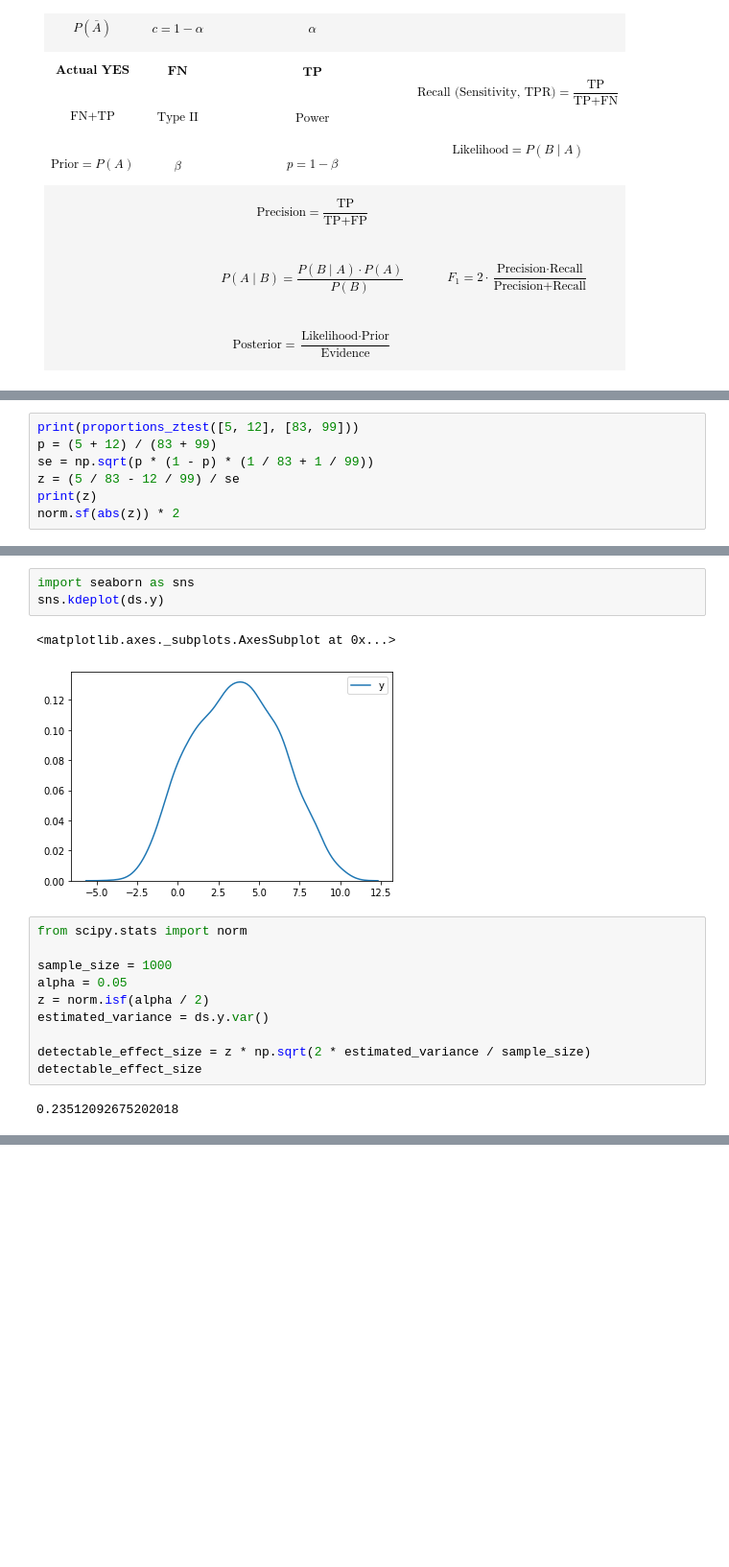
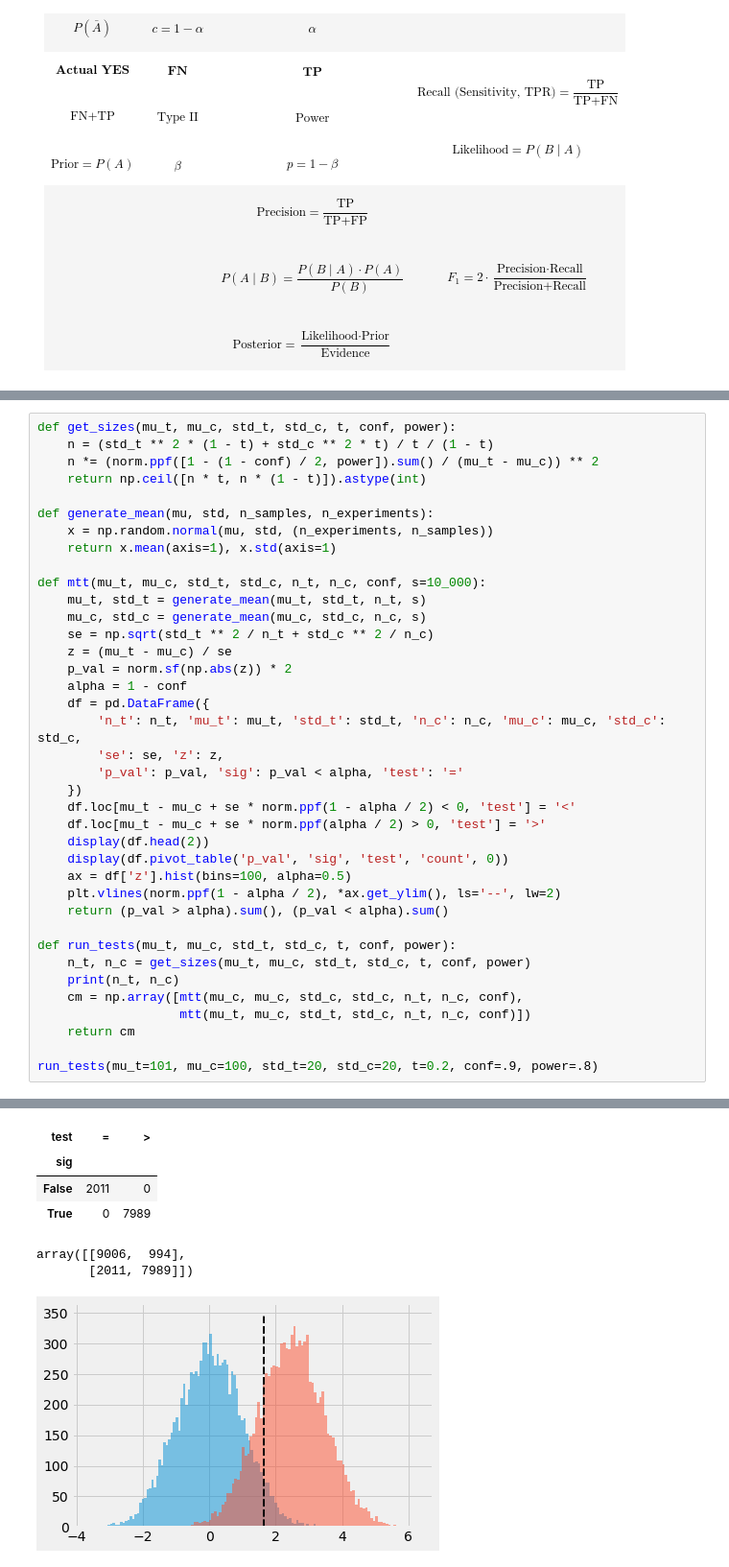
Before and after one commit to noallynoclan/colab, a Jupyter notebook: distributions.ipynb, the cells around one changed output, grey strips where cells are left out. Shown at 96% size. Saved outputs shown, nothing was run; the diff lists cells and outputs as text; blank space fills up the shorter version.

```diff
--- a/distributions.ipynb
+++ b/distributions.ipynb
@@ -136,7 +103,0 @@ run_tests(p_c, p_c, n, conf)
-# %%
-print(proportions_ztest([5, 12], [83, 99]))
-p = (5 + 12) / (83 + 99)
-se = np.sqrt(p * (1 - p) * (1 / 83 + 1 / 99))
-z = (5 / 83 - 12 / 99) / se
-print(z)
-norm.sf(abs(z)) * 2
@@ -240,18 +104,39 @@ ds.head()
-# %%
-import seaborn as sns
-sns.kdeplot(ds.y)
-# %% [output]
-<matplotlib.axes._subplots.AxesSubplot at 0x...>
-[figure, removed]
-# %%
-from scipy.stats import norm
-
-sample_size = 1000
-alpha = 0.05
-z = norm.isf(alpha / 2)
-estimated_variance = ds.y.var()
-
-detectable_effect_size = z * np.sqrt(2 * estimated_variance / sample_size)
-detectable_effect_size
-# %% [output]
-0.23512092675202018
+# %%
+def get_sizes(mu_t, mu_c, std_t, std_c, t, conf, power):
+    n = (std_t ** 2 * (1 - t) + std_c ** 2 * t) / t / (1 - t)
+    n *= (norm.ppf([1 - (1 - conf) / 2, power]).sum() / (mu_t - mu_c)) ** 2
+    return np.ceil([n * t, n * (1 - t)]).astype(int)
+
+def generate_mean(mu, std, n_samples, n_experiments):
+    x = np.random.normal(mu, std, (n_experiments, n_samples))
+    return x.mean(axis=1), x.std(axis=1)
+
+def mtt(mu_t, mu_c, std_t, std_c, n_t, n_c, conf, s=10_000):
+    mu_t, std_t = generate_mean(mu_t, std_t, n_t, s)
+    mu_c, std_c = generate_mean(mu_c, std_c, n_c, s)
+    se = np.sqrt(std_t ** 2 / n_t + std_c ** 2 / n_c)
+    z = (mu_t - mu_c) / se
+    p_val = norm.sf(np.abs(z)) * 2
+    alpha = 1 - conf
+    df = pd.DataFrame({
+        'n_t': n_t, 'mu_t': mu_t, 'std_t': std_t, 'n_c': n_c, 'mu_c': mu_c, 'std_c': std_c,
+        'se': se, 'z': z,
+        'p_val': p_val, 'sig': p_val < alpha, 'test': '='
+    })
+    df.loc[mu_t - mu_c + se * norm.ppf(1 - alpha / 2) < 0, 'test'] = '<'
+    df.loc[mu_t - mu_c + se * norm.ppf(alpha / 2) > 0, 'test'] = '>'
+    display(df.head(2))
+    display(df.pivot_table('p_val', 'sig', 'test', 'count', 0))
+    ax = df['z'].hist(bins=100, alpha=0.5)
+    plt.vlines(norm.ppf(1 - alpha / 2), *ax.get_ylim(), ls='--', lw=2)
+    return (p_val > alpha).sum(), (p_val < alpha).sum()
+
+def run_tests(mu_t, mu_c, std_t, std_c, t, conf, power):
+    n_t, n_c = get_sizes(mu_t, mu_c, std_t, std_c, t, conf, power)
+    print(n_t, n_c)
+    cm = np.array([mtt(mu_c, mu_c, std_c, std_c, n_t, n_c, conf),
+                   mtt(mu_t, mu_c, std_t, std_c, n_t, n_c, conf)])
+    return cm
+
+run_tests(mu_t=101, mu_c=100, std_t=20, std_c=20, t=0.2, conf=.9, power=.8)
+# %% [output]
@@ -257,0 +154,7 @@ detectable_effect_size
+| test | = | > |
+| sig |  |  |
+| False | 2011 | 0 |
+| True | 0 | 7989 |
+array([[9006,  994],
+       [2011, 7989]])
+[figure, added]
```
Also changed, not shown: parts of 11 cells of this notebook.
